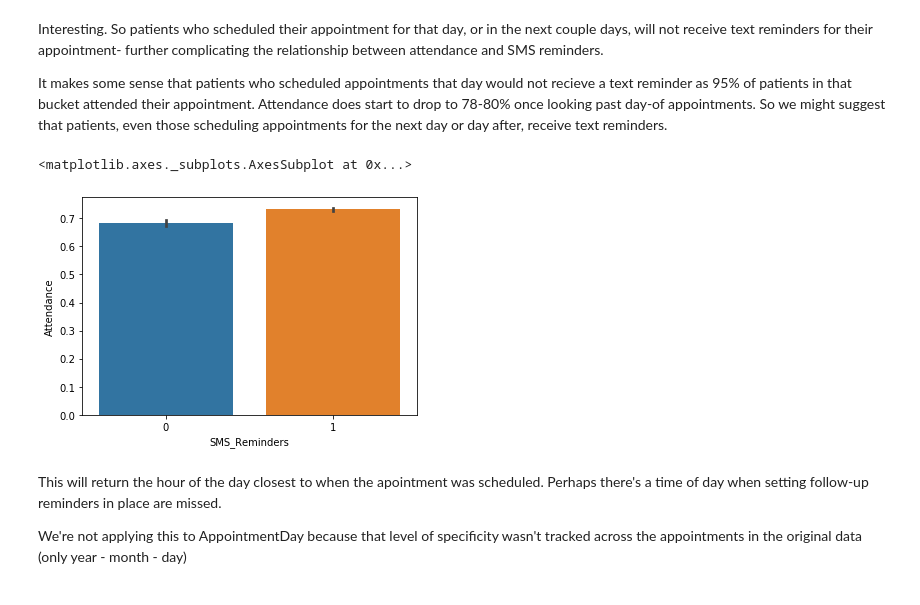
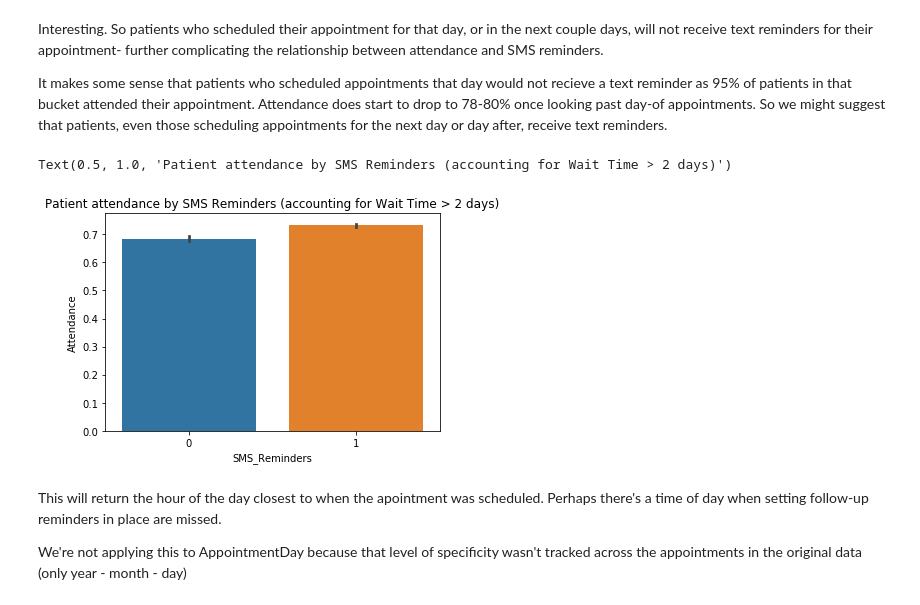
Before and after one commit to JordanPhilipMeyer/PatientNoShow, a Jupyter notebook: PredictNoShowv2.ipynb, the cells around one changed output. Drawn from its saved outputs; the diff is of its cells as text; code cells hidden in the pictures.

```diff
--- a/PredictNoShowv2.ipynb
+++ b/PredictNoShowv2.ipynb
@@ -469,10 +478,12 @@ ant_days(df)
 # %%
 sns.barplot(x='SMS_Reminders',y='Attendance', data=df[df.WaitFromScheduledDate >2], orient = 'v')
 #USing Wait time >2 because there are no text messages sent when the appointment is within
 #three days of the schedule date
+ax = plt.gca()
+ax.set_title("Patient attendance by SMS Reminders (accounting for Wait Time > 2 days)")
 # %% [output]
-<matplotlib.axes._subplots.AxesSubplot at 0x...>
+Text(0.5, 1.0, 'Patient attendance by SMS Reminders (accounting for Wait Time > 2 days)')
-[figure, old version]
+[figure, new version]
 # %%
 ##Can turn the datetime object into a new feature representing the hour of the day (24:00 clock)
 def calculateHour(timestamp):
```
Also changed, not shown: parts of 67 cells of this notebook.
